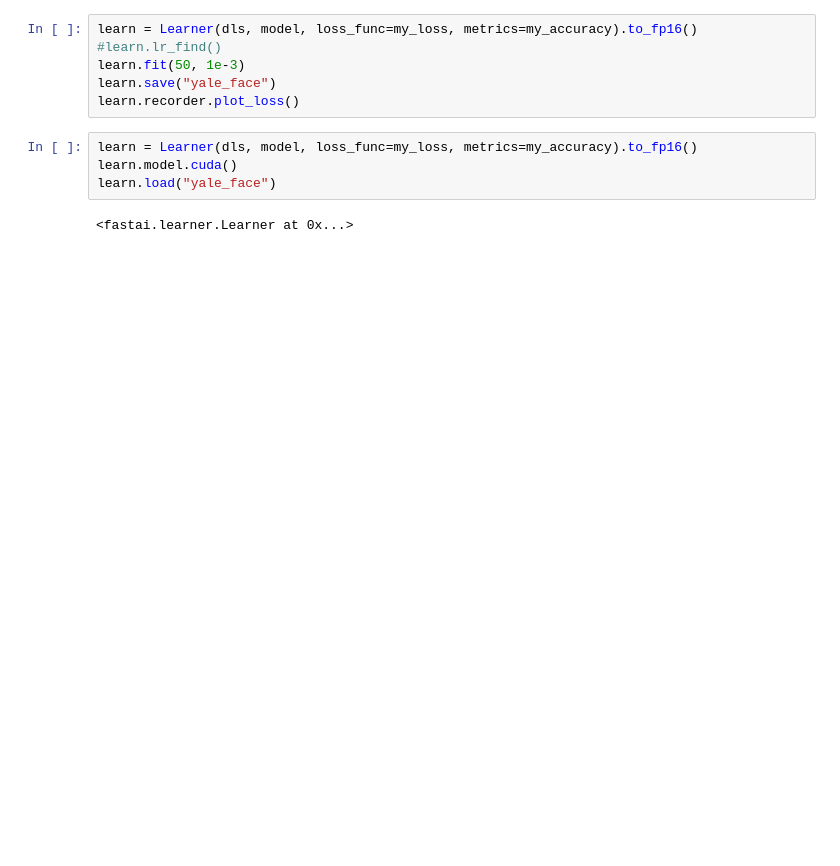
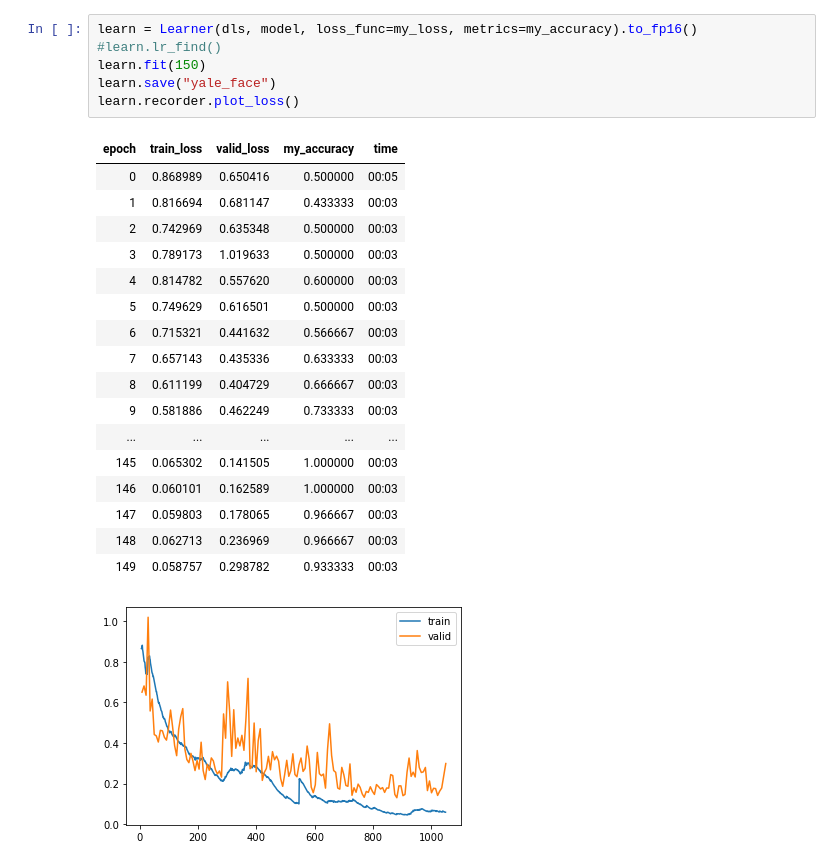
Before and after one commit to nghiaho12/fastai_projects, a Jupyter notebook: yale_face_siamese.ipynb, the cells around one changed output. Drawn from its saved outputs; the diff is of its cells as text; blank space fills up the shorter version.

```diff
--- a/yale_face_siamese.ipynb
+++ b/yale_face_siamese.ipynb
@@ -100,12 +143,25 @@ model = SiameseModel(encoder)
 # %%
 learn = Learner(dls, model, loss_func=my_loss, metrics=my_accuracy).to_fp16()
 #learn.lr_find()
-learn.fit(50, 1e-3)
+learn.fit(150)
 learn.save("yale_face")
 learn.recorder.plot_loss()
+# %% [output]
+| epoch | train_loss | valid_loss | my_accuracy | time |
+| 0 | 0.868989 | 0.650416 | 0.500000 | 00:05 |
+| 1 | 0.816694 | 0.681147 | 0.433333 | 00:03 |
+| 2 | 0.742969 | 0.635348 | 0.500000 | 00:03 |
+| 3 | 0.789173 | 1.019633 | 0.500000 | 00:03 |
+| 4 | 0.814782 | 0.557620 | 0.600000 | 00:03 |
+| 5 | 0.749629 | 0.616501 | 0.500000 | 00:03 |
+| 6 | 0.715321 | 0.441632 | 0.566667 | 00:03 |
+| 7 | 0.657143 | 0.435336 | 0.633333 | 00:03 |
+| 8 | 0.611199 | 0.404729 | 0.666667 | 00:03 |
+| 9 | 0.581886 | 0.462249 | 0.733333 | 00:03 |
+| ... | ... | ... | ... | ... |
+| 145 | 0.065302 | 0.141505 | 1.000000 | 00:03 |
+| 146 | 0.060101 | 0.162589 | 1.000000 | 00:03 |
+| 147 | 0.059803 | 0.178065 | 0.966667 | 00:03 |
+| 148 | 0.062713 | 0.236969 | 0.966667 | 00:03 |
+| 149 | 0.058757 | 0.298782 | 0.933333 | 00:03 |
+[figure, added]
-# %%
-learn = Learner(dls, model, loss_func=my_loss, metrics=my_accuracy).to_fp16()
-learn.model.cuda()
-learn.load("yale_face")
-# %% [output]
-<fastai.learner.Learner at 0x...>
```
Also changed, not shown: parts of 13 cells of this notebook.
